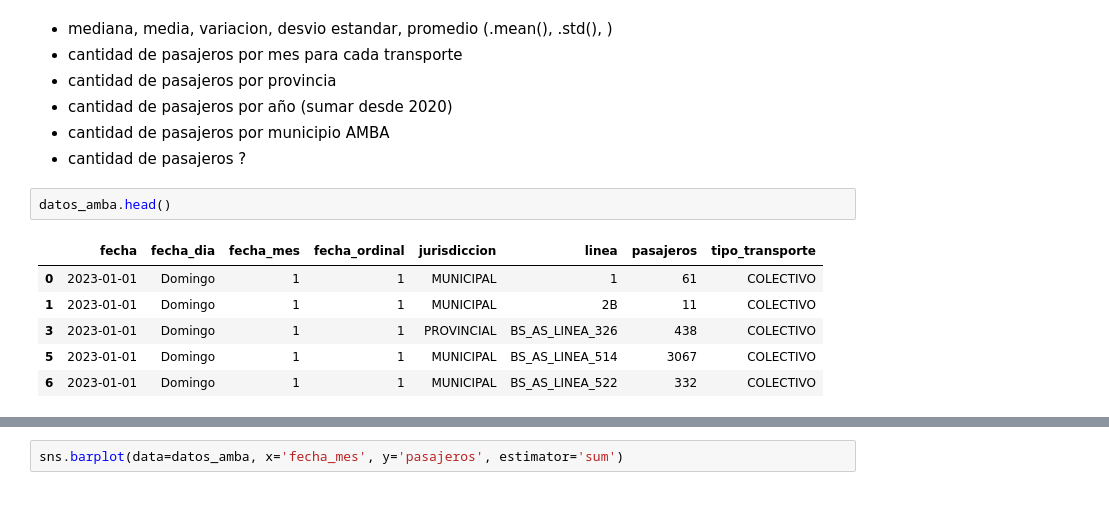
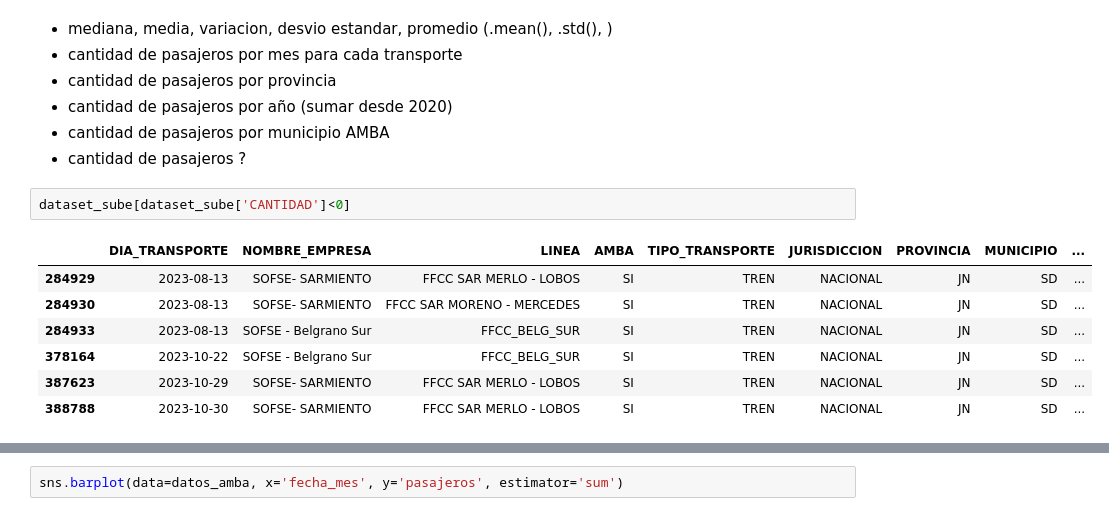
Before and after one commit to alejoGonc/labo_tp1, a Jupyter notebook: main.ipynb, the cells around one changed output, grey strips where cells are left out. Cells and saved outputs as stored; diff of their text form.

```diff
--- a/main.ipynb
+++ b/main.ipynb
@@ -156,12 +157,13 @@ dia_menos_desvio[0]
 - cantidad de pasajeros por año (sumar desde 2020)
 - cantidad de pasajeros por municipio AMBA
 - cantidad de pasajeros ?
-# %%
-datos_amba.head()
-# %% [output]
-|  | fecha | fecha_dia | fecha_mes | fecha_ordinal | jurisdiccion | linea | pasajeros | tipo_transporte |
-| 0 | 2023-01-01 | Domingo | 1 | 1 | MUNICIPAL | 1 | 61 | COLECTIVO |
-| 1 | 2023-01-01 | Domingo | 1 | 1 | MUNICIPAL | 2B | 11 | COLECTIVO |
-| 3 | 2023-01-01 | Domingo | 1 | 1 | PROVINCIAL | BS_AS_LINEA_326 | 438 | COLECTIVO |
-| 5 | 2023-01-01 | Domingo | 1 | 1 | MUNICIPAL | BS_AS_LINEA_514 | 3067 | COLECTIVO |
-| 6 | 2023-01-01 | Domingo | 1 | 1 | MUNICIPAL | BS_AS_LINEA_522 | 332 | COLECTIVO |
+# %%
+dataset_sube[dataset_sube['CANTIDAD']<0]
+# %% [output]
+|  | DIA_TRANSPORTE | NOMBRE_EMPRESA | LINEA | AMBA | TIPO_TRANSPORTE | JURISDICCION | PROVINCIA | MUNICIPIO | ... |
+| 284929 | 2023-08-13 | SOFSE- SARMIENTO | FFCC SAR MERLO - LOBOS | SI | TREN | NACIONAL | JN | SD | ... |
+| 284930 | 2023-08-13 | SOFSE- SARMIENTO | FFCC SAR MORENO - MERCEDES | SI | TREN | NACIONAL | JN | SD | ... |
+| 284933 | 2023-08-13 | SOFSE - Belgrano Sur | FFCC_BELG_SUR | SI | TREN | NACIONAL | JN | SD | ... |
+| 378164 | 2023-10-22 | SOFSE - Belgrano Sur | FFCC_BELG_SUR | SI | TREN | NACIONAL | JN | SD | ... |
+| 387623 | 2023-10-29 | SOFSE- SARMIENTO | FFCC SAR MERLO - LOBOS | SI | TREN | NACIONAL | JN | SD | ... |
+| 388788 | 2023-10-30 | SOFSE- SARMIENTO | FFCC SAR MERLO - LOBOS | SI | TREN | NACIONAL | JN | SD | ... |
```
Also changed, not shown: parts of 2 cells of this notebook, 1 other file.
